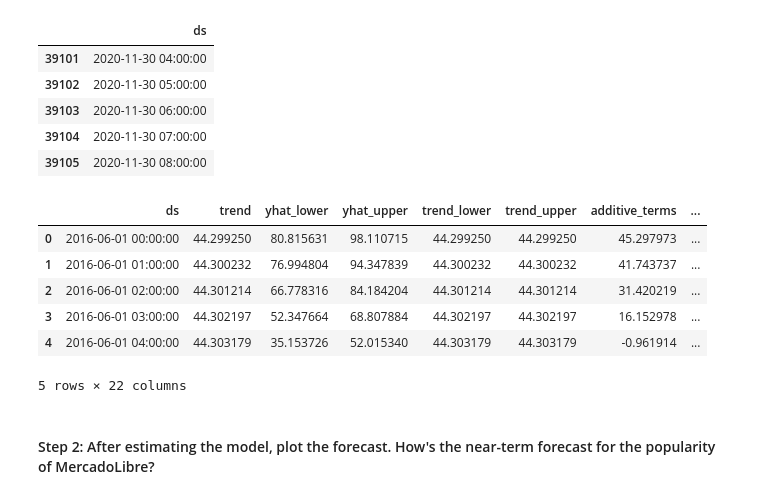
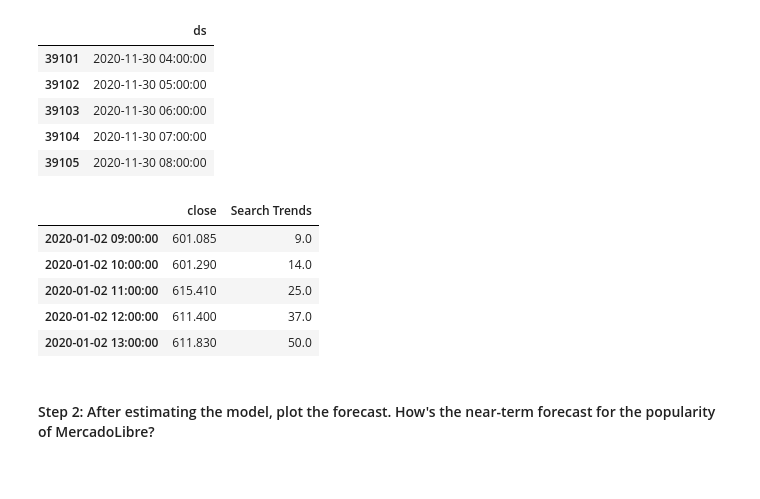
Before and after one commit to McKala1/prophet-challenge, a Jupyter notebook: forecasting_net_prophet.ipynb, the cells around one changed output. Saved outputs shown, nothing was run; the diff lists cells and outputs as text; code cells hidden in the pictures.

```diff
--- a/forecasting_net_prophet.ipynb
+++ b/forecasting_net_prophet.ipynb
@@ -521,15 +517,20 @@ Now, you need to produce a time series model that analyzes and forecasts pattern
 #### Step 1: Set up the Google search data for a Prophet forecasting model.
 # %%
 # Using the df_mercado_trends DataFrame, reset the index so the date information is no longer the index
+df_mercado_trends_reset = df_mercado_trends.reset_index()
 
 
 # Label the columns ds and y so that the syntax is recognized by Prophet
+prophet_df = df_mercado_trends_reset.rename(columns={'Date': 'ds', 'Search Trends': 'y'})
 
 
 # Drop an NaN values from the prophet_df DataFrame
+prophet_df = prophet_df.dropna()
 
 
 # View the first and last five rows of the mercado_prophet_df DataFrame
+display(prophet_df.head())
+display(prophet_df.tail())
 # %% [output]
 |  | ds | y |
 | 0 | 2016-06-01 00:00:00 | 97 |
@@ -545,3 +546,4 @@ Now, you need to produce a time series model that analyzes and forecasts pattern
 | 37105 | 2020-09-08 00:00:00 | 96 |
 # %%
 # Call the Prophet function, store as an object
+prophet_model = Prophet()
@@ -550,3 +550,4 @@ Now, you need to produce a time series model that analyzes and forecasts pattern
 # %%
 # Fit the time-series model.
+prophet_model.fit(prophet_df)
 # %% [output]
@@ -556,9 +557,11 @@ Now, you need to produce a time series model that analyzes and forecasts pattern
 # %%
 # Create a future dataframe to hold predictions
 # Make the prediction go out as far as 2000 hours (approx 80 days)
+future_mercado_trends = prophet_model.make_future_dataframe(periods=2000, freq='H')
 
 
 # View the last five rows of the future_mercado_trends DataFrame
+display(future_mercado_trends.tail())
 # %% [output]
 |  | ds |
 | 39101 | 2020-11-30 04:00:00 |
@@ -568,17 +571,17 @@ Now, you need to produce a time series model that analyzes and forecasts pattern
 | 39105 | 2020-11-30 08:00:00 |
 # %%
 # Make the predictions for the trend data using the future_mercado_trends DataFrame
-
+forecast_mercado_trends = prophet_model.predict(future_mercado_trends)
 
 # Display the first five rows of the forecast_mercado_trends DataFrame
+display(first_half_2020.head())
 # %% [output]
-|  | ds | trend | yhat_lower | yhat_upper | trend_lower | trend_upper | additive_terms | ... |
-| 0 | 2016-06-01 00:00:00 | 44.299250 | 80.815631 | 98.110715 | 44.299250 | 44.299250 | 45.297973 | ... |
-| 1 | 2016-06-01 01:00:00 | 44.300232 | 76.994804 | 94.347839 | 44.300232 | 44.300232 | 41.743737 | ... |
-| 2 | 2016-06-01 02:00:00 | 44.301214 | 66.778316 | 84.184204 | 44.301214 | 44.301214 | 31.420219 | ... |
-| 3 | 2016-06-01 03:00:00 | 44.302197 | 52.347664 | 68.807884 | 44.302197 | 44.302197 | 16.152978 | ... |
-| 4 | 2016-06-01 04:00:00 | 44.303179 | 35.153726 | 52.015340 | 44.303179 | 44.303179 | -0.961914 | ... |
+|  | close | Search Trends |
+| 2020-01-02 09:00:00 | 601.085 | 9.0 |
+| 2020-01-02 10:00:00 | 601.290 | 14.0 |
+| 2020-01-02 11:00:00 | 615.410 | 25.0 |
+| 2020-01-02 12:00:00 | 611.400 | 37.0 |
+| 2020-01-02 13:00:00 | 611.830 | 50.0 |
-5 rows × 22 columns
 # %% [markdown]
 #### Step 2: After estimating the model, plot the forecast. How's the near-term forecast for the popularity of MercadoLibre?
 # %%
```
Also changed, not shown: parts of 7 cells of this notebook.
